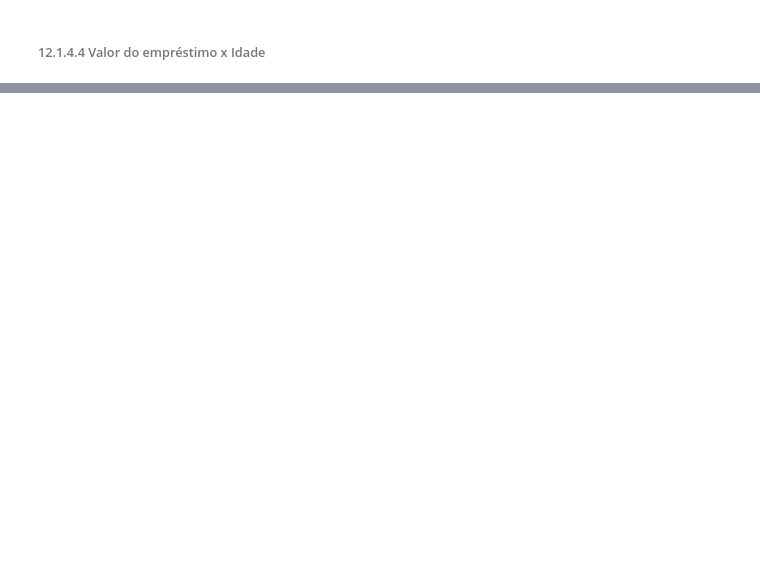
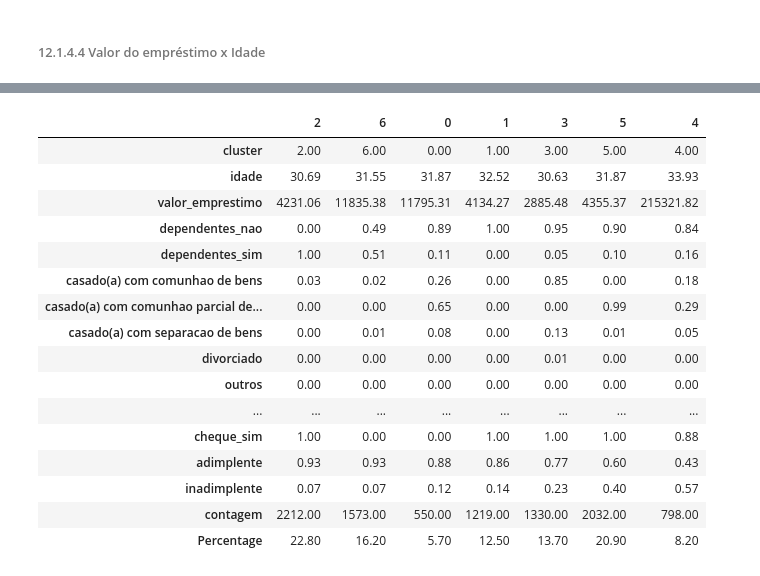
Before and after one commit to samantasobral/shap-ml-interpretability, a Jupyter notebook: notebook/shap_model.ipynb, the cells around one changed output, grey strips where cells are left out. Drawn from its saved outputs; the diff is of its cells as text; code cells hidden in the pictures; blank space fills up the shorter version.

```diff
--- a/notebook/shap_model.ipynb
+++ b/notebook/shap_model.ipynb
@@ -2706,0 +2763,4 @@ shap.dependence_plot('valor_emprestimo', shap_values.values, X_test, interaction
+# %%
+ce_rare = RareLabelEncoder(n_categories=5, tol=0.05, variables = ['estado_civil'], replace_with='outros')
+ce_rare.fit(test_set)
+test_set = ce_rare.transform(test_set)
@@ -2706,0 +2771,6 @@ shap.dependence_plot('valor_emprestimo', shap_values.values, X_test, interaction
+# %%
+cluster_model = KMeans(n_clusters=7, random_state=42)
+cluster_model.fit(df_shap_xgb)
+labels = cluster_model.predict(df_shap_xgb)
+# %%
+test_set['cluster'] = labels
@@ -2706,0 +2786,48 @@ shap.dependence_plot('valor_emprestimo', shap_values.values, X_test, interaction
+# %%
+def tabela_resultado_final(df):
+    num_attributes = df.select_dtypes(include = ['int16', 'int32', 'int64', 'float32', 'float64'])
+    cat_attributes = df.select_dtypes(exclude = ['int16', 'int32', 'int64', 'float32', 'float64'])
+
+    aux_cluster = pd.DataFrame()
+    aux = pd.DataFrame()
+    aux_2 = pd.DataFrame()
+
+    for coluna in num_attributes.columns[:-1]:
+        if aux.empty:
+            aux = df.groupby('cluster')[coluna].mean().reset_index()
+        else:
+            aux = df.groupby('cluster')[coluna].mean()
+
+        aux_cluster = pd.concat([aux_cluster, aux], axis = 1)
+
+    for coluna in cat_attributes.columns:
+        aux_2 = (df.groupby(['cluster', coluna])
+                 .size().unstack().fillna(0).reset_index(drop=True)
+                 .apply(lambda x: round(x / x.sum(), 2), axis=1))
+        aux_cluster = pd.concat([aux_cluster, aux_2], axis = 1)
+
+    aux_cluster['contagem'] = df.groupby('cluster')['cluster'].count().reset_index(drop = True)
+    total_count = aux_cluster['contagem'].sum()
+    aux_cluster['Percentage'] = round((aux_cluster['contagem'] / total_count)*100, 1)
+
+    display(aux_cluster.sort_values('inadimplente').T.style.format("{:.2f}").background_gradient(axis=1))
+# %%
+tabela_resultado_final(test_set)
+# %% [output]
+|  | 2 | 6 | 0 | 1 | 3 | 5 | 4 |
+| cluster | 2.00 | 6.00 | 0.00 | 1.00 | 3.00 | 5.00 | 4.00 |
+| idade | 30.69 | 31.55 | 31.87 | 32.52 | 30.63 | 31.87 | 33.93 |
+| valor_emprestimo | 4231.06 | 11835.38 | 11795.31 | 4134.27 | 2885.48 | 4355.37 | 215321.82 |
+| dependentes_nao | 0.00 | 0.49 | 0.89 | 1.00 | 0.95 | 0.90 | 0.84 |
+| dependentes_sim | 1.00 | 0.51 | 0.11 | 0.00 | 0.05 | 0.10 | 0.16 |
+| casado(a) com comunhao de bens | 0.03 | 0.02 | 0.26 | 0.00 | 0.85 | 0.00 | 0.18 |
+| casado(a) com comunhao parcial de... | 0.00 | 0.00 | 0.65 | 0.00 | 0.00 | 0.99 | 0.29 |
+| casado(a) com separacao de bens | 0.00 | 0.01 | 0.08 | 0.00 | 0.13 | 0.01 | 0.05 |
+| divorciado | 0.00 | 0.00 | 0.00 | 0.00 | 0.01 | 0.00 | 0.00 |
+| outros | 0.00 | 0.00 | 0.00 | 0.00 | 0.00 | 0.00 | 0.00 |
+| ... | ... | ... | ... | ... | ... | ... | ... |
+| cheque_sim | 1.00 | 0.00 | 0.00 | 1.00 | 1.00 | 1.00 | 0.88 |
+| adimplente | 0.93 | 0.93 | 0.88 | 0.86 | 0.77 | 0.60 | 0.43 |
+| inadimplente | 0.07 | 0.07 | 0.12 | 0.14 | 0.23 | 0.40 | 0.57 |
+| contagem | 2212.00 | 1573.00 | 550.00 | 1219.00 | 1330.00 | 2032.00 | 798.00 |
+| Percentage | 22.80 | 16.20 | 5.70 | 12.50 | 13.70 | 20.90 | 8.20 |
```
Also changed, not shown: parts of 41 cells of this notebook.
